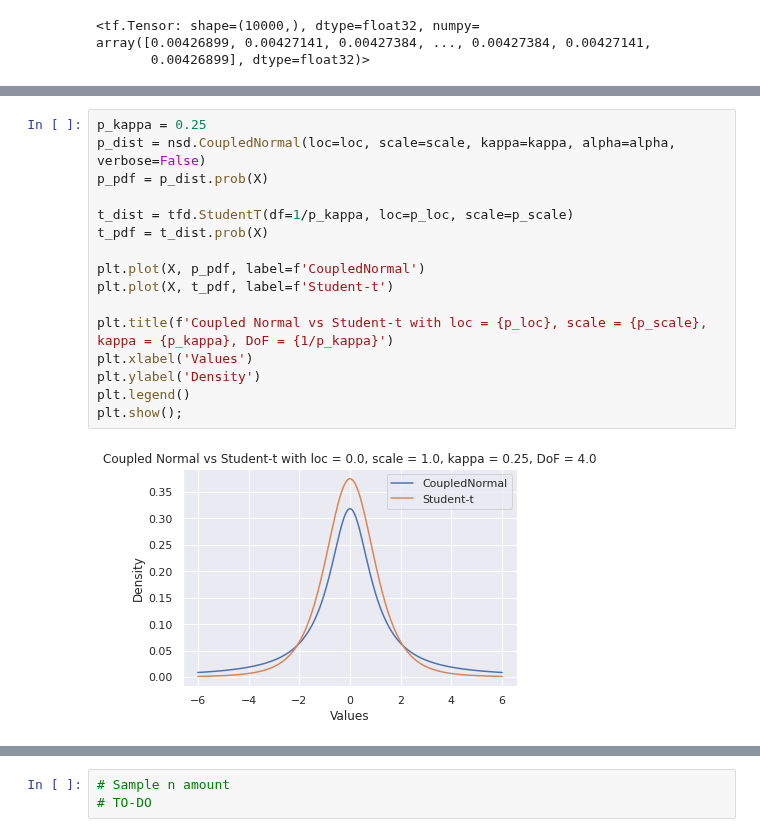
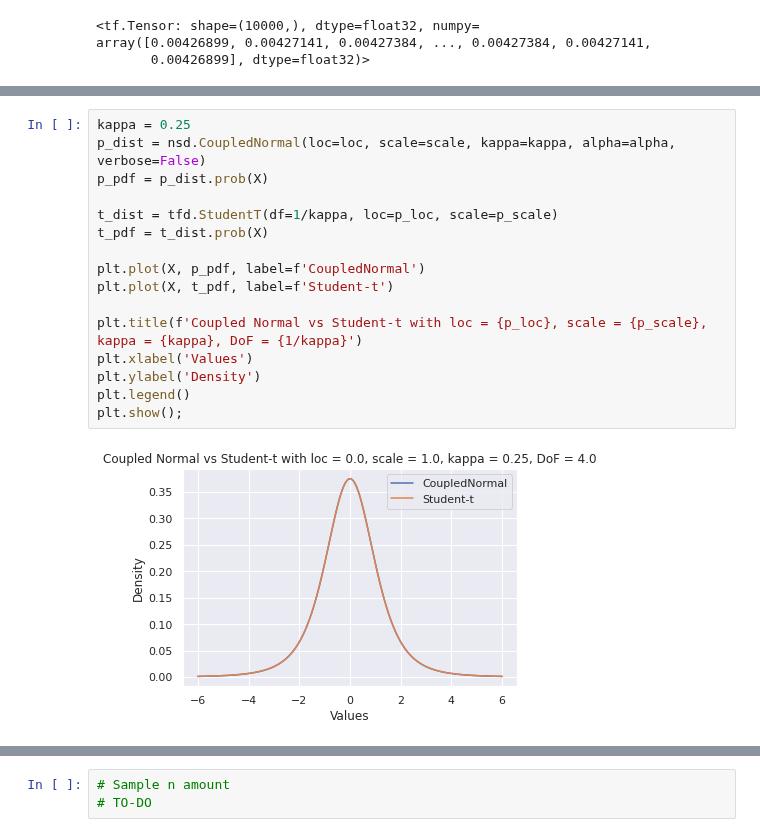
Before and after one commit to Photrek/Nonlinear-Statistical-Coupling, a Jupyter notebook: examples/guide_v0.ipynb, the cells around one changed output, grey strips where cells are left out. Saved outputs shown, nothing was run; the diff lists cells and outputs as text.

Commit message:
Fixed the CoupledNormal vs. Student-t tests for examples/guide_v0.ipynb.

```diff
--- a/examples/guide_v0.ipynb
+++ b/examples/guide_v0.ipynb
@@ -230,19 +212,19 @@ plt.show();
 # %%
-p_kappa = 0.25
+kappa = 0.25
 p_dist = nsd.CoupledNormal(loc=loc, scale=scale, kappa=kappa, alpha=alpha, verbose=False)
 p_pdf = p_dist.prob(X)
 
-t_dist = tfd.StudentT(df=1/p_kappa, loc=p_loc, scale=p_scale)
+t_dist = tfd.StudentT(df=1/kappa, loc=p_loc, scale=p_scale)
 t_pdf = t_dist.prob(X)
 
 plt.plot(X, p_pdf, label=f'CoupledNormal')
 plt.plot(X, t_pdf, label=f'Student-t')
 
-plt.title(f'Coupled Normal vs Student-t with loc = {p_loc}, scale = {p_scale}, kappa = {p_kappa}, DoF = {1/p_kappa}')
+plt.title(f'Coupled Normal vs Student-t with loc = {p_loc}, scale = {p_scale}, kappa = {kappa}, DoF = {1/kappa}')
 plt.xlabel('Values')
 plt.ylabel('Density')
 plt.legend()
 plt.show();
 # %% [output]
-[figure, old version]
+[figure, new version]
 # %%
```
Also changed, not shown: parts of 9 cells of this notebook, 2 other files.
